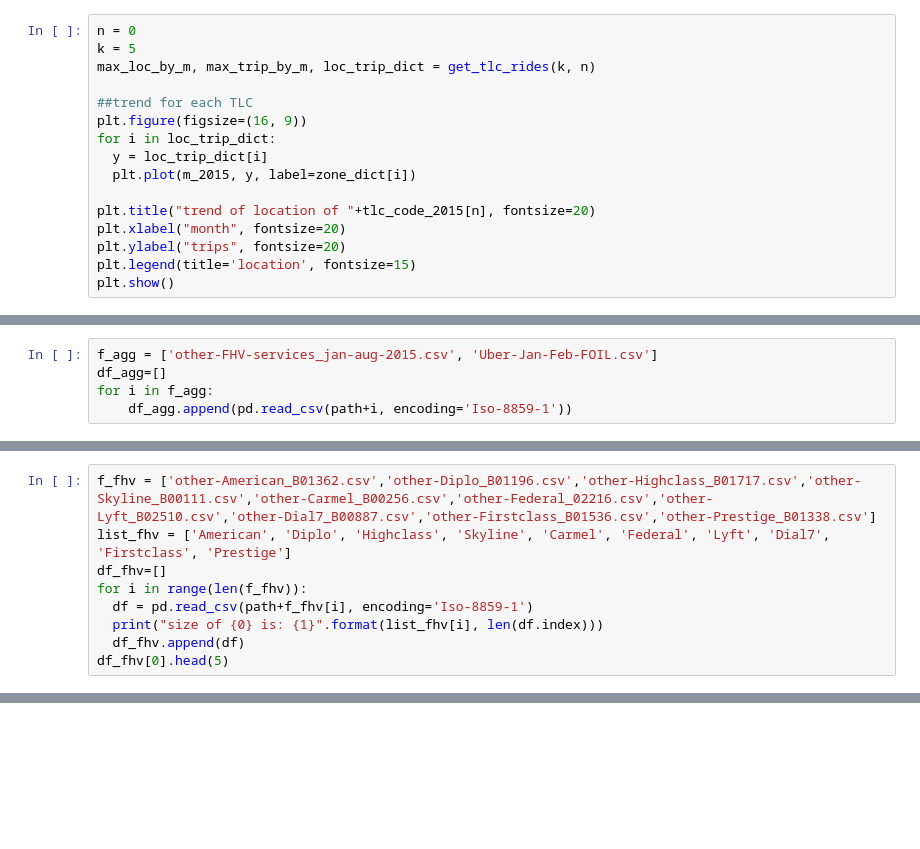
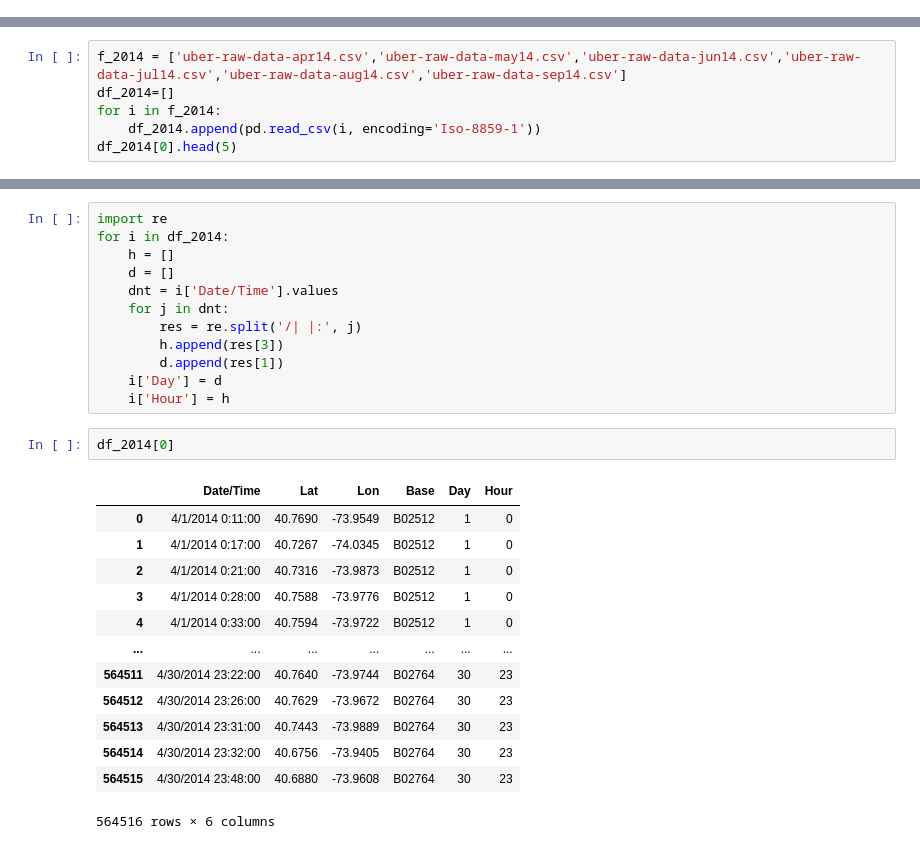
Before and after one commit to bring-nirachornkul/Big-Data-group-project, a Jupyter notebook: uber_preprocessing.ipynb, the cells around one changed output, grey strips where cells are left out. Drawn from its saved outputs; the diff is of its cells as text; blank space fills up the shorter version.

```diff
--- a/uber_preprocessing.ipynb
+++ b/uber_preprocessing.ipynb
@@ -551,16 +0,0 @@ plt.show()
-# %%
-n = 0
-k = 5
-max_loc_by_m, max_trip_by_m, loc_trip_dict = get_tlc_rides(k, n)
-
-##trend for each TLC
-plt.figure(figsize=(16, 9))
-for i in loc_trip_dict:
-  y = loc_trip_dict[i]
-  plt.plot(m_2015, y, label=zone_dict[i])
-
-plt.title("trend of location of "+tlc_code_2015[n], fontsize=20)
-plt.xlabel("month", fontsize=20)
-plt.ylabel("trips", fontsize=20)
-plt.legend(title='location', fontsize=15)
-plt.show()
@@ -571,5 +0,0 @@ plt.show()
-# %%
-f_agg = ['other-FHV-services_jan-aug-2015.csv', 'Uber-Jan-Feb-FOIL.csv']
-df_agg=[]
-for i in f_agg:
-    df_agg.append(pd.read_csv(path+i, encoding='Iso-8859-1'))
@@ -601,9 +0,0 @@ print(tlc_code_2015)
-# %%
-f_fhv = ['other-American_B01362.csv','other-Diplo_B01196.csv','other-Highclass_B01717.csv','other-Skyline_B00111.csv','other-Carmel_B00256.csv','other-Federal_02216.csv','other-Lyft_B02510.csv','other-Dial7_B00887.csv','other-Firstclass_B01536.csv','other-Prestige_B01338.csv']
-list_fhv = ['American', 'Diplo', 'Highclass', 'Skyline', 'Carmel', 'Federal', 'Lyft', 'Dial7', 'Firstclass', 'Prestige']
-df_fhv=[]
-for i in range(len(f_fhv)):
-  df = pd.read_csv(path+f_fhv[i], encoding='Iso-8859-1')
-  print("size of {0} is: {1}".format(list_fhv[i], len(df.index)))
-  df_fhv.append(df)
-df_fhv[0].head(5)
@@ -625,0 +5,6 @@ size of Prestige is: 320641
+# %%
+f_2014 = ['uber-raw-data-apr14.csv','uber-raw-data-may14.csv','uber-raw-data-jun14.csv','uber-raw-data-jul14.csv','uber-raw-data-aug14.csv','uber-raw-data-sep14.csv']
+df_2014=[]
+for i in f_2014:
+    df_2014.append(pd.read_csv(i, encoding='Iso-8859-1'))
+df_2014[0].head(5)
@@ -625,0 +78,28 @@ size of Prestige is: 320641
+# %%
+import re
+for i in df_2014:
+    h = []
+    d = []
+    dnt = i['Date/Time'].values
+    for j in dnt:
+        res = re.split('/| |:', j)
+        h.append(res[3])
+        d.append(res[1])
+    i['Day'] = d
+    i['Hour'] = h
+# %%
+df_2014[0]
+# %% [output]
+|  | Date/Time | Lat | Lon | Base | Day | Hour |
+| 0 | 4/1/2014 0:11:00 | 40.7690 | -73.9549 | B02512 | 1 | 0 |
+| 1 | 4/1/2014 0:17:00 | 40.7267 | -74.0345 | B02512 | 1 | 0 |
+| 2 | 4/1/2014 0:21:00 | 40.7316 | -73.9873 | B02512 | 1 | 0 |
+| 3 | 4/1/2014 0:28:00 | 40.7588 | -73.9776 | B02512 | 1 | 0 |
+| 4 | 4/1/2014 0:33:00 | 40.7594 | -73.9722 | B02512 | 1 | 0 |
+| ... | ... | ... | ... | ... | ... | ... |
+| 564511 | 4/30/2014 23:22:00 | 40.7640 | -73.9744 | B02764 | 30 | 23 |
+| 564512 | 4/30/2014 23:26:00 | 40.7629 | -73.9672 | B02764 | 30 | 23 |
+| 564513 | 4/30/2014 23:31:00 | 40.7443 | -73.9889 | B02764 | 30 | 23 |
+| 564514 | 4/30/2014 23:32:00 | 40.6756 | -73.9405 | B02764 | 30 | 23 |
+| 564515 | 4/30/2014 23:48:00 | 40.6880 | -73.9608 | B02764 | 30 | 23 |
+564516 rows × 6 columns
```
Also changed, not shown: parts of 48 cells of this notebook.
